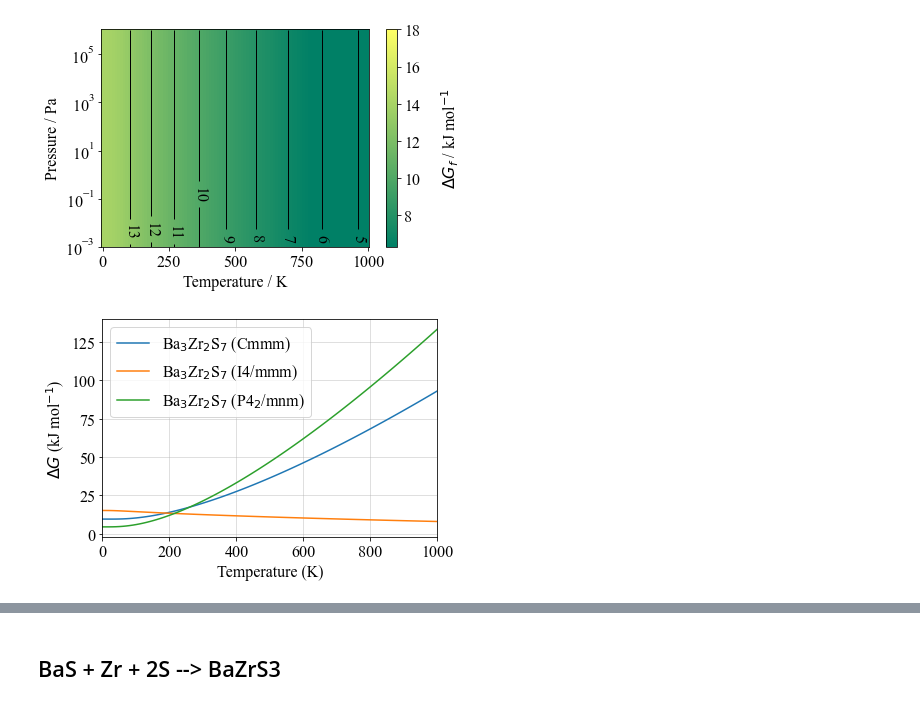
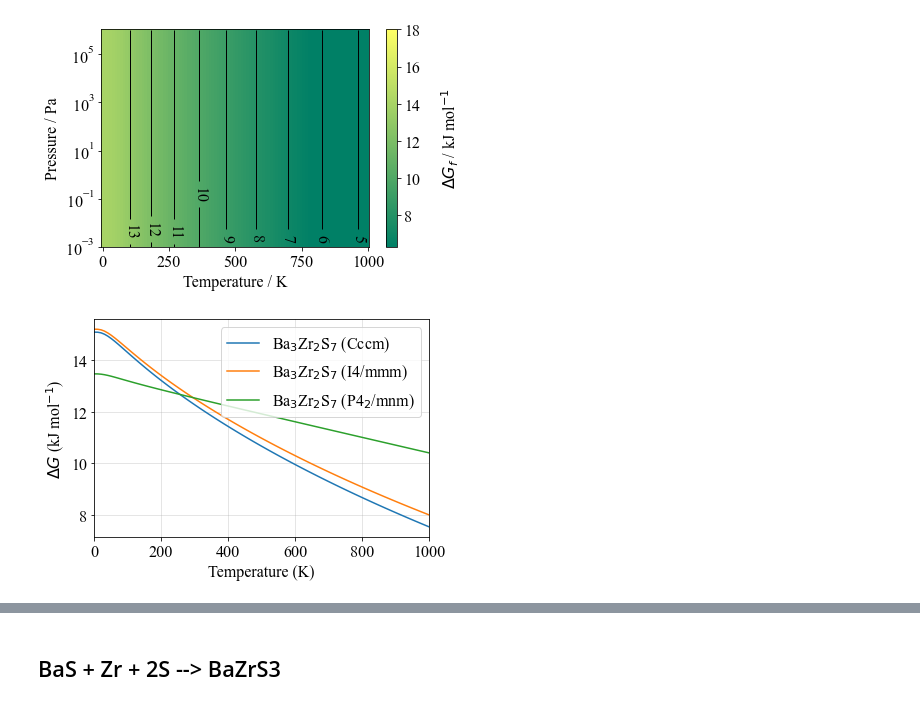
Before and after one commit to prakayastha/BaZrS3_analysis, a Jupyter notebook: paper_analysis.ipynb, the cells around one changed output, grey strips where cells are left out. Saved outputs shown, nothing was run; the diff lists cells and outputs as text; code cells hidden in the pictures.

```diff
--- a/paper_analysis.ipynb
+++ b/paper_analysis.ipynb
@@ -35,8 +35,8 @@ S8_calculation = calculations.AimsCalculation(data_path+"raw_aims_files/elementa
 BaZrS3 = materials.Solid("BaZrS3",{"Ba": 1,"Zr": 1,"S":3},"../BaZrS3/phonopy_output/BaZrS3_Pnma.dat",calculation=BaZrS3_calc)
 Ba2ZrS4 = materials.Solid("Ba2ZrS4",{"Ba": 2,"Zr": 1,"S":4},"../BaZrS3/phonopy_output/Ba2ZrS4_I4_mmm.dat", calculation=Ba2ZrS4_calc)
 Ba3Zr2S7_I4 = materials.Solid("Ba3Zr2S7_I4",{"Ba": 3,"Zr": 2,"S":7},"../BaZrS3/phonopy_output/Ba3Zr2S7_I4_mmm.dat",calculation=Ba3Zr2S7_I4_calc)
-Ba3Zr2S7_P42 = materials.Solid("Ba3Zr2S7_P42",{"Ba": 3,"Zr": 2,"S":7},"../BaZrS3/phonopy_output/Ba3Zr2S7_I4_mmm.dat",calculation=Ba3Zr2S7_P42_calc)
-Ba3Zr2S7_Cm = materials.Solid("Ba3Zr2S7_Cm",{"Ba": 3,"Zr": 2,"S":7},"../BaZrS3/phonopy_output/Ba3Zr2S7_I4_mmm.dat",calculation=Ba3Zr2S7_Cm_calc)
+Ba3Zr2S7_P42 = materials.Solid("Ba3Zr2S7_P42",{"Ba": 3,"Zr": 2,"S":7},"../BaZrS3/phonopy_output/Ba3Zr2S7_P42_mnm.dat",calculation=Ba3Zr2S7_P42_calc)
+Ba3Zr2S7_Cm = materials.Solid("Ba3Zr2S7_Cm",{"Ba": 3,"Zr": 2,"S":7},"../BaZrS3/phonopy_output/Ba3Zr2S7_Cmmm.dat",calculation=Ba3Zr2S7_Cm_calc)
 Ba4Zr3S10 = materials.Solid("Ba4Zr3S10",{"Ba": 4,"Zr": 3,"S":10},"../BaZrS3/phonopy_output/Ba4Zr3S10_I4_mmm.dat", calculation=Ba4Zr3S10_calc)
 
 BaS = materials.Solid("BaS", {"Ba":1, "S": 1},"../BaZrS3/phonopy_output/BaS_Fm-3m.dat",calculation=BaS_calc)
@@ -206,17 +206,17 @@ GFE_4310.plot_TvsP(scale_range=[18,7])
 [figure]
 # %%
 #plt.plot(T,GFE_214.potential[0], label="Ba$_2$ZrS$_4$")
-plt.plot(T,GFE_327_Cm.potential[0], label="Ba$_3$Zr$_2$S$_7$ (Cmmm)" )
+plt.plot(T,GFE_327_Cm.potential[0], label="Ba$_3$Zr$_2$S$_7$ (Cccm)" )
 plt.plot(T,GFE_327_I4.potential[0], label="Ba$_3$Zr$_2$S$_7$ (I4/mmm)")
 plt.plot(T,GFE_327_P4.potential[0], label="Ba$_3$Zr$_2$S$_7$ (P4$_2$/mnm)")
 #plt.plot(T,GFE_4310.potential[0], label="Ba$_4$Zr$_3$S$_{10}$")
 plt.ylabel(r"$\Delta G$ (kJ mol$^{-1}$)")
 plt.xlim([0,1000])
 #plt.yticks([0,20,40,60,80,100,120])
 plt.xlabel("Temperature (K)")
-plt.grid(alpha=0.5)
+plt.grid(alpha=0.4)
 plt.legend()
 #plt.tight_layout()
 plt.savefig('GFE_327_comparison')
 # %% [output]
-[figure, old version]
+[figure, new version]
```
Also changed, not shown: parts of 4 cells of this notebook, 1 other file.
